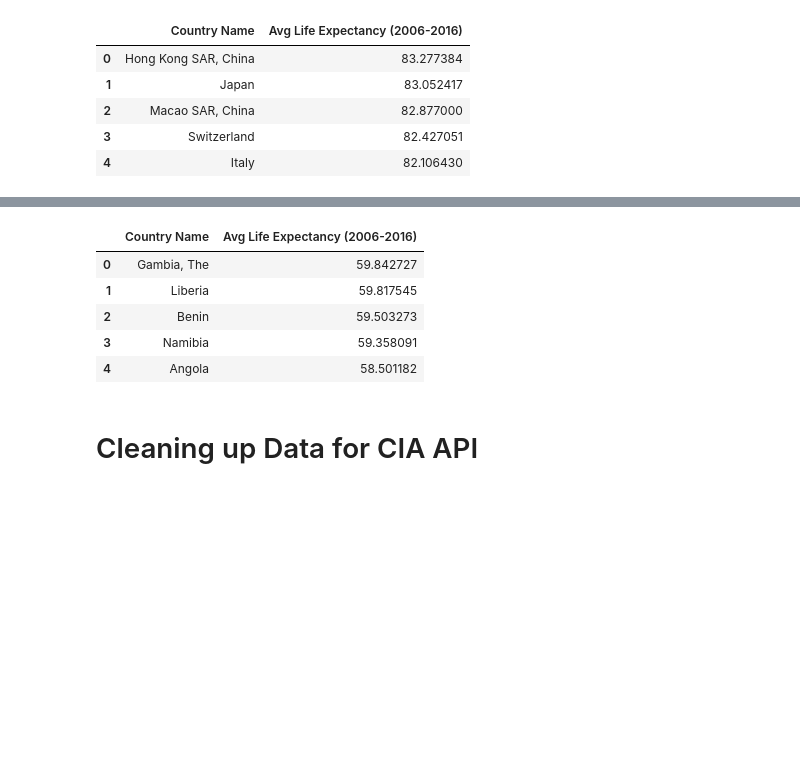
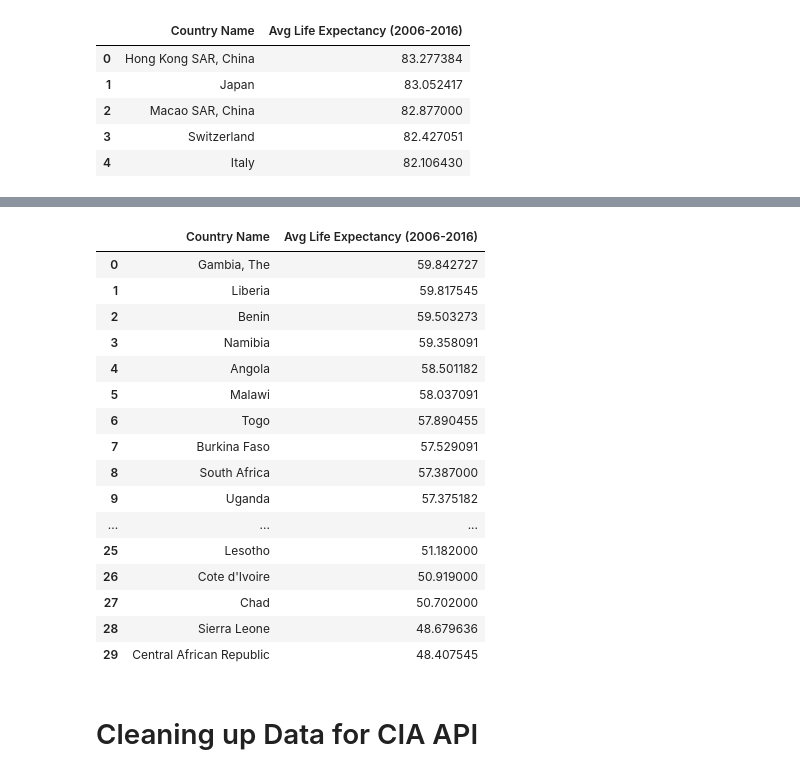
Before and after one commit to rdhaliwal96/group_collaboration, a Jupyter notebook: rafael/world_population_data.ipynb, the cells around one changed output, grey strips where cells are left out. Saved outputs shown, nothing was run; the diff lists cells and outputs as text; code cells hidden in the pictures; blank space fills up the shorter version.

```diff
--- a/rafael/world_population_data.ipynb
+++ b/rafael/world_population_data.ipynb
@@ -77,18 +88,29 @@ top_avg_life_10_years.head()
 # %%
 # Set criteria for lowest life expectancy where lowest is 60 years and below.
 # 30 countries fall under this criteria
 
 bot_avg_life_10_years = avg_life_10_years.loc[avg_life_10_years["Avg Life Expectancy (2006-2016)"] < 60]
 bot_avg_life_10_years = bot_avg_life_10_years.drop(index = [200,201,203,209,210,211,214]).reset_index(drop = True) # drops regions that aren't countries
 
-bot_avg_life_10_years.head()
+bot_avg_life_10_years
 # %% [output]
 |  | Country Name | Avg Life Expectancy (2006-2016) |
 | 0 | Gambia, The | 59.842727 |
 | 1 | Liberia | 59.817545 |
 | 2 | Benin | 59.503273 |
 | 3 | Namibia | 59.358091 |
 | 4 | Angola | 58.501182 |
+| 5 | Malawi | 58.037091 |
+| 6 | Togo | 57.890455 |
+| 7 | Burkina Faso | 57.529091 |
+| 8 | South Africa | 57.387000 |
+| 9 | Uganda | 57.375182 |
+| ... | ... | ... |
+| 25 | Lesotho | 51.182000 |
+| 26 | Cote d'Ivoire | 50.919000 |
+| 27 | Chad | 50.702000 |
+| 28 | Sierra Leone | 48.679636 |
+| 29 | Central African Republic | 48.407545 |
 # %% [markdown]
 # Cleaning up Data for CIA API #
 # %%
```
Also changed, not shown: parts of 11 cells of this notebook.
